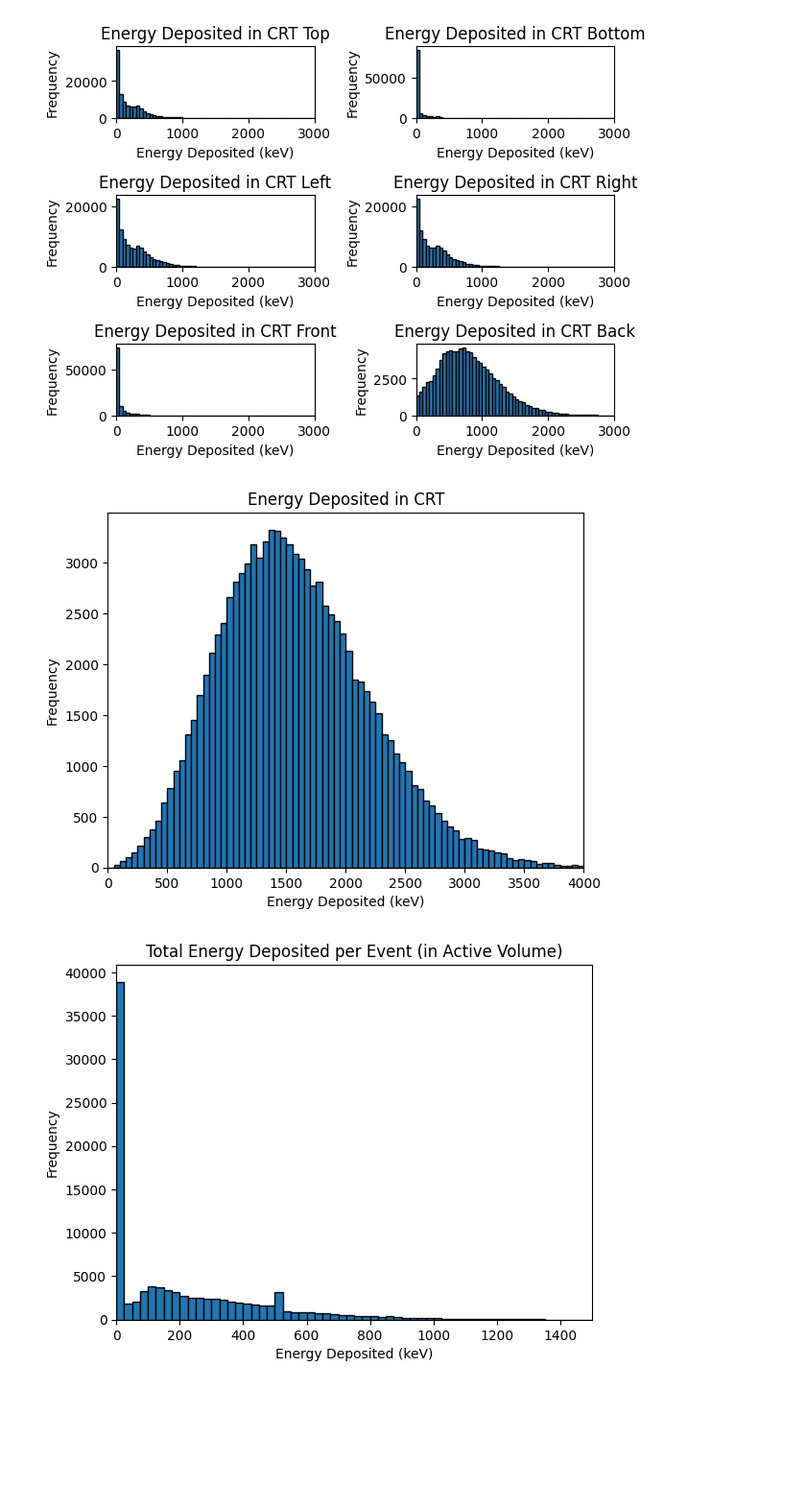
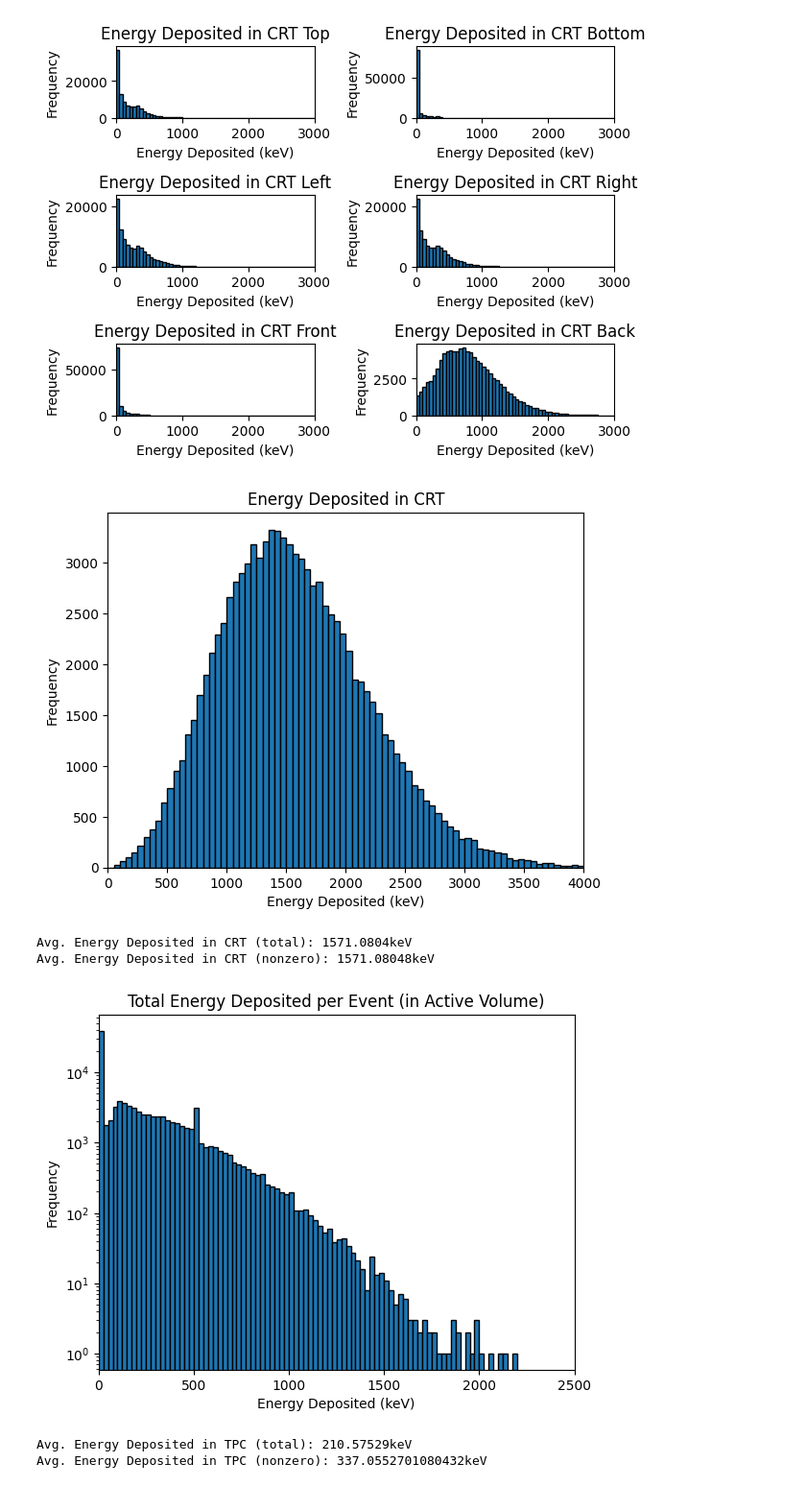
Before and after one commit to vaccarojohn/SNeNDSim, a Jupyter notebook: edepsim/hog/hog_unshielded_data.ipynb, the cells around one changed output. Shown at 96% size. Cells and saved outputs as stored; diff of their text form; code cells hidden in the pictures; blank space fills up the shorter version.

```diff
--- a/edepsim/hog/hog_unshielded_data.ipynb
+++ b/edepsim/hog/hog_unshielded_data.ipynb
@@ -78,24 +78,35 @@ plt.ylabel('Frequency')
 plt.title('Energy Deposited in CRT')
 
 plt.show()
+
+print("Avg. Energy Deposited in CRT (total): " + str(np.sum(data['crt']*1000) / 100000) + "keV")
+print("Avg. Energy Deposited in CRT (nonzero): " + str(np.sum(data['crt']*1000) / np.sum(data['crt'] != 0)) + "keV")
 # %% [output]
 [figure]
+Avg. Energy Deposited in CRT (total): 1571.0804keV
+Avg. Energy Deposited in CRT (nonzero): 1571.08048keV
 # %%
 # Total energy deposited per event (in active volume)
 
 # Define bins
-bins = np.arange(0, 1525, 25)
+bins = np.arange(0, 2525, 25)
 plt.hist(np.pad(data['ahog']*1000, (0, pad)), bins=bins, edgecolor='black')
-plt.xlim(0, 1500)
+plt.xlim(0, 2500)
 
 # Axis labels
+plt.yscale('log')
 plt.xlabel('Energy Deposited (keV)')
 plt.ylabel('Frequency')
 plt.title('Total Energy Deposited per Event (in Active Volume)')
 
 plt.show()
+
+print("Avg. Energy Deposited in TPC (total): " + str(np.sum(data['ahog']*1000) / 100000) + "keV")
+print("Avg. Energy Deposited in TPC (nonzero): " + str(np.sum(data['ahog']*1000) / np.sum(data['ahog'] != 0)) + "keV")
 # %% [output]
-[figure, old version]
+[figure, new version]
+Avg. Energy Deposited in TPC (total): 210.57529keV
+Avg. Energy Deposited in TPC (nonzero): 337.0552701080432keV
 # %%
 # Total energy deposited per event (in signal volume)
 
```
Also changed, not shown: parts of 1 cell of this notebook, 13 other files.
